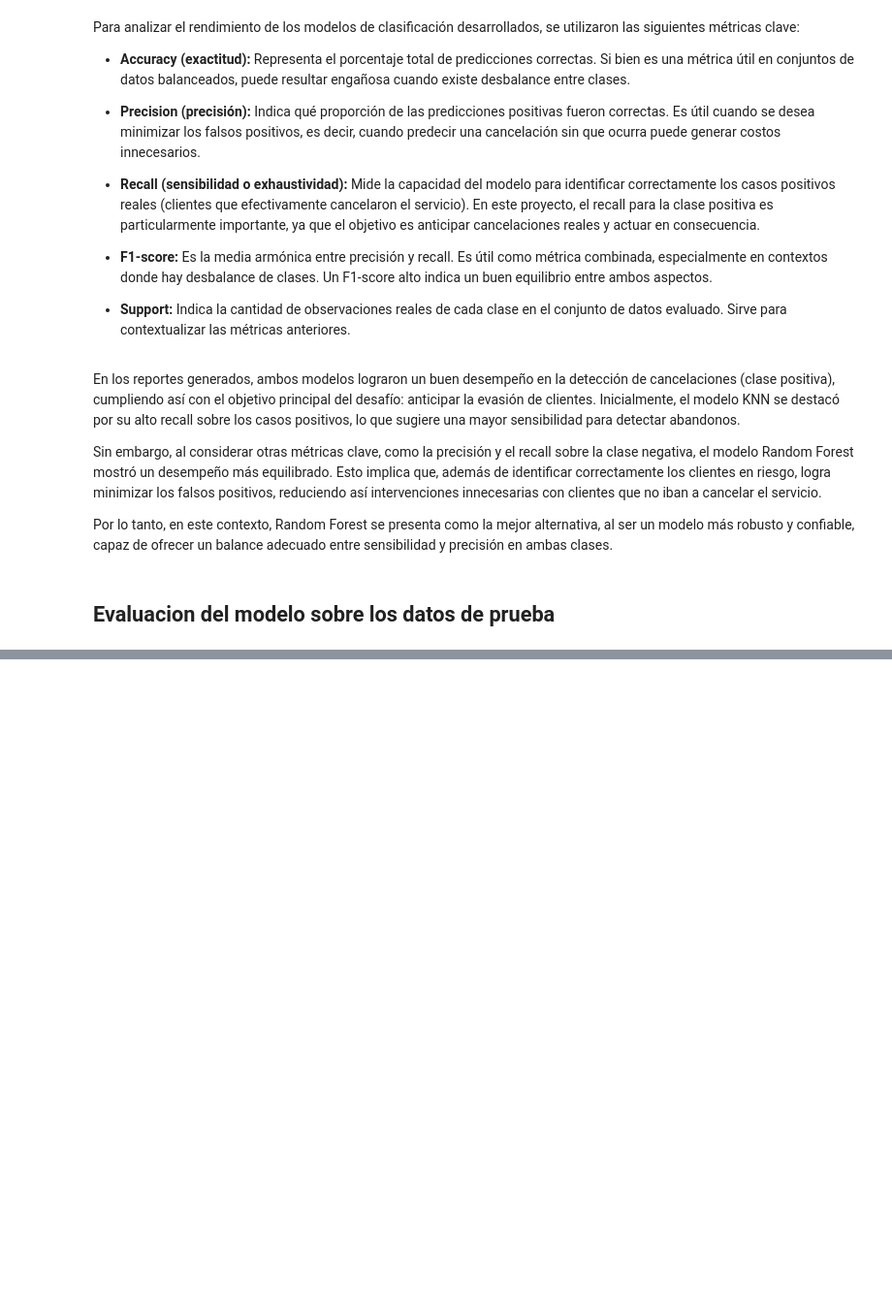
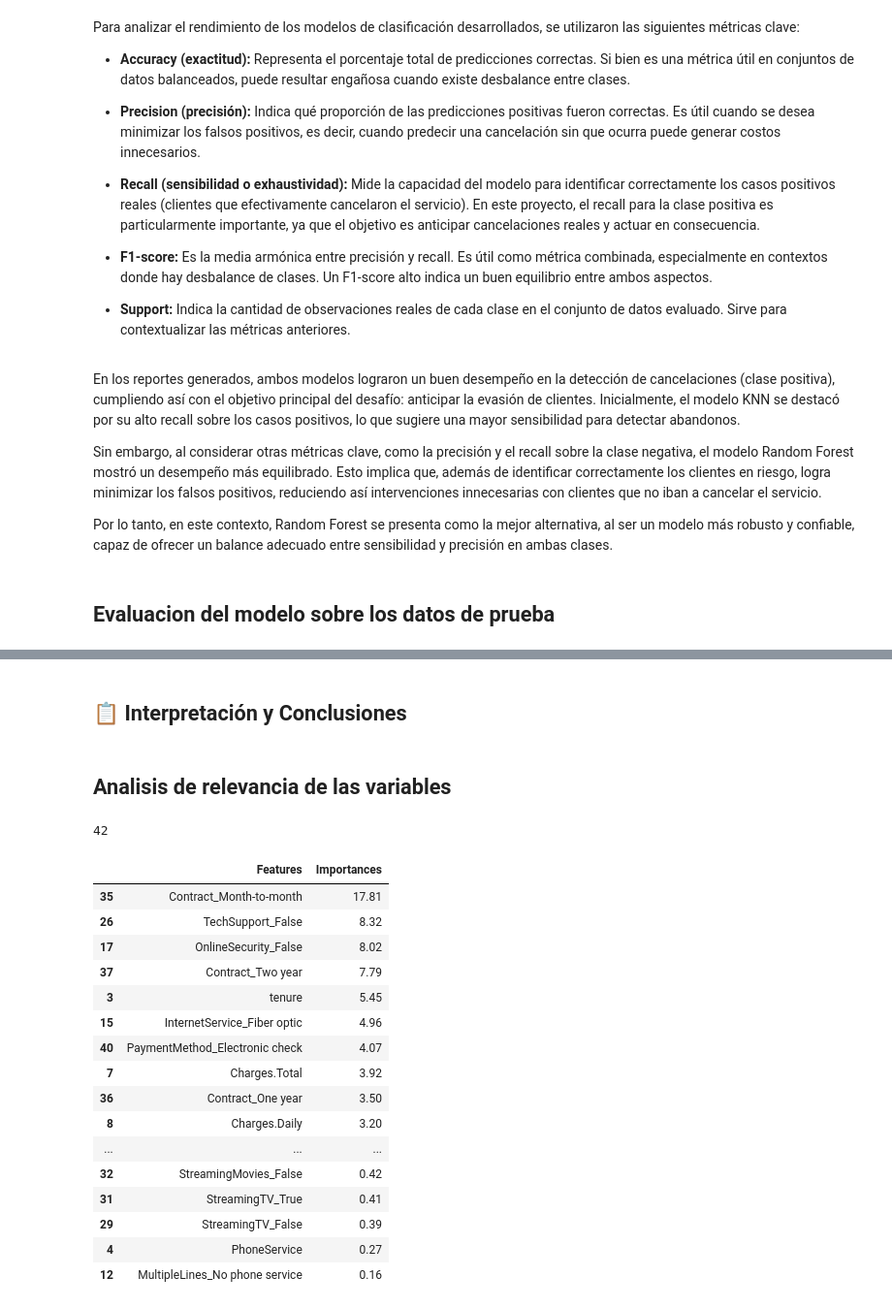
Before and after one commit to lukitasmois/TelecomX_LATAM_2, a Jupyter notebook: TelexomX_parte2_Latam.ipynb, the cells around one changed output, grey strips where cells are left out. Shown at 97% size. Cells and saved outputs as stored; diff of their text form; code cells hidden in the pictures; blank space fills up the shorter version.

Commit message:
Conclusion final

```diff
--- a/TelexomX_parte2_Latam.ipynb
+++ b/TelexomX_parte2_Latam.ipynb
@@ -461,0 +462,29 @@ weighted avg       0.80      0.74      0.75      2113
+# %% [markdown]
+## **📋 Interpretación y Conclusiones**
+# %% [markdown]
+## Analisis de relevancia de las variables
+# %%
+len(X.columns)
+# %% [output]
+42
+# %%
+features_importances = pd.DataFrame({'Features': X.columns, 'Importances': ((random_forest.feature_importances_)*100).round(2)}).sort_values('Importances', ascending=False)
+features_importances
+# %% [output]
+|  | Features | Importances |
+| 35 | Contract_Month-to-month | 17.81 |
+| 26 | TechSupport_False | 8.32 |
+| 17 | OnlineSecurity_False | 8.02 |
+| 37 | Contract_Two year | 7.79 |
+| 3 | tenure | 5.45 |
+| 15 | InternetService_Fiber optic | 4.96 |
+| 40 | PaymentMethod_Electronic check | 4.07 |
+| 7 | Charges.Total | 3.92 |
+| 36 | Contract_One year | 3.50 |
+| 8 | Charges.Daily | 3.20 |
+| ... | ... | ... |
+| 32 | StreamingMovies_False | 0.42 |
+| 31 | StreamingTV_True | 0.41 |
+| 29 | StreamingTV_False | 0.39 |
+| 4 | PhoneService | 0.27 |
+| 12 | MultipleLines_No phone service | 0.16 |
```
Also changed, not shown: parts of 12 cells of this notebook.
